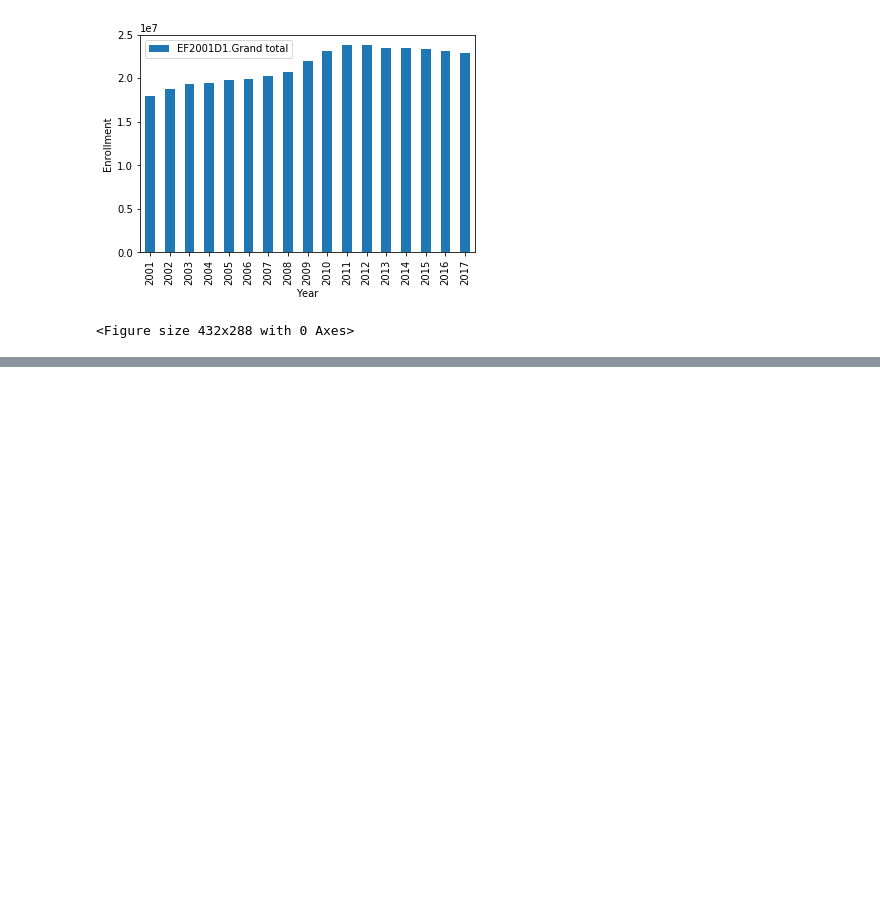
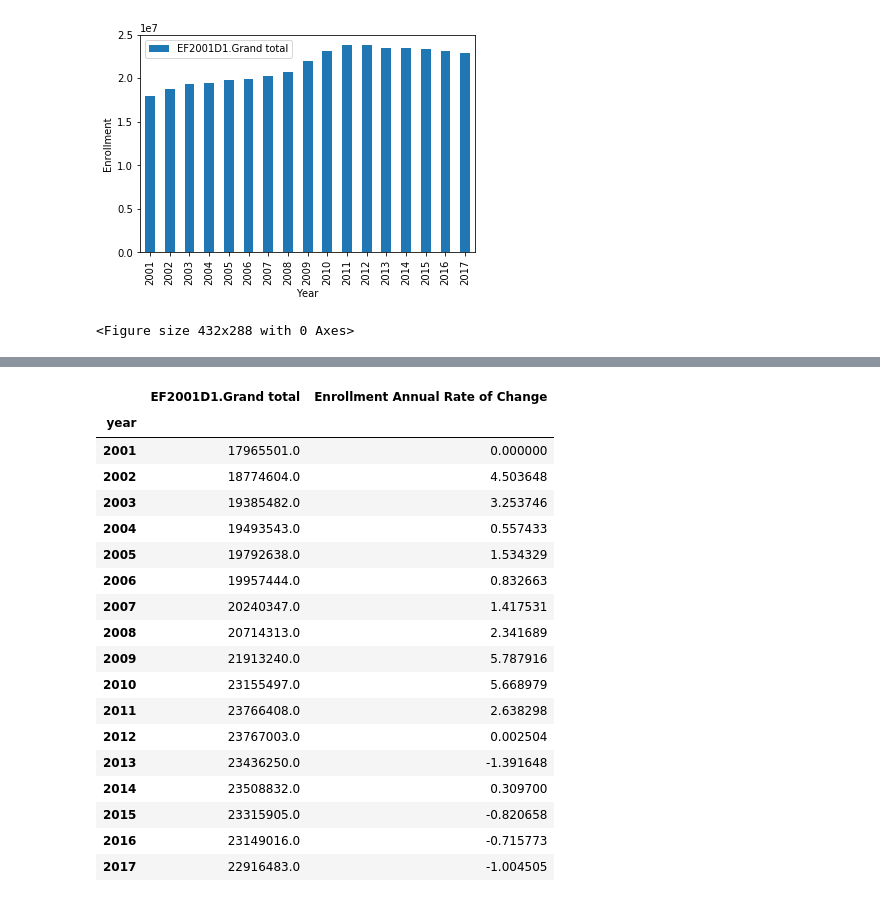
Before and after one commit to grahamb001/Project1, a Jupyter notebook: IPEDS Code.ipynb, the cells around one changed output, grey strips where cells are left out. Saved outputs shown, nothing was run; the diff lists cells and outputs as text; code cells hidden in the pictures; blank space fills up the shorter version.

```diff
--- a/IPEDS Code.ipynb
+++ b/IPEDS Code.ipynb
@@ -175,0 +170,43 @@ plt.grid()
+# %%
+#Rate of change
+#creating list for data series to calc annual change
+enrollmentRate=enrollmentByYear["EF2001D1.Grand total"]
+enrollmentRate
+
+# create list to append annual rates of change to
+enrollmentRateOfChange = []
+#calculate annual rates of change, append to empty change list created above, and create a new column for the annual change rate data
+start_rate=17965501
+#the above needs to be the first value in your list (index location 0)
+
+for rate in enrollmentRate:
+    try:
+        change=((rate/start_rate)-1)*100
+        enrollmentRateOfChange.append(change)
+        start_rate=rate
+    except:
+        print("Error happened")
+
+enrollmentByYear["Enrollment Annual Rate of Change"]=enrollmentRateOfChange
+
+enrollmentByYear
+# %% [output]
+|  | EF2001D1.Grand total | Enrollment Annual Rate of Change |
+| year |  |  |
+| 2001 | 17965501.0 | 0.000000 |
+| 2002 | 18774604.0 | 4.503648 |
+| 2003 | 19385482.0 | 3.253746 |
+| 2004 | 19493543.0 | 0.557433 |
+| 2005 | 19792638.0 | 1.534329 |
+| 2006 | 19957444.0 | 0.832663 |
+| 2007 | 20240347.0 | 1.417531 |
+| 2008 | 20714313.0 | 2.341689 |
+| 2009 | 21913240.0 | 5.787916 |
+| 2010 | 23155497.0 | 5.668979 |
+| 2011 | 23766408.0 | 2.638298 |
+| 2012 | 23767003.0 | 0.002504 |
+| 2013 | 23436250.0 | -1.391648 |
+| 2014 | 23508832.0 | 0.309700 |
+| 2015 | 23315905.0 | -0.820658 |
+| 2016 | 23149016.0 | -0.715773 |
+| 2017 | 22916483.0 | -1.004505 |
```
Also changed, not shown: parts of 3 cells of this notebook.
